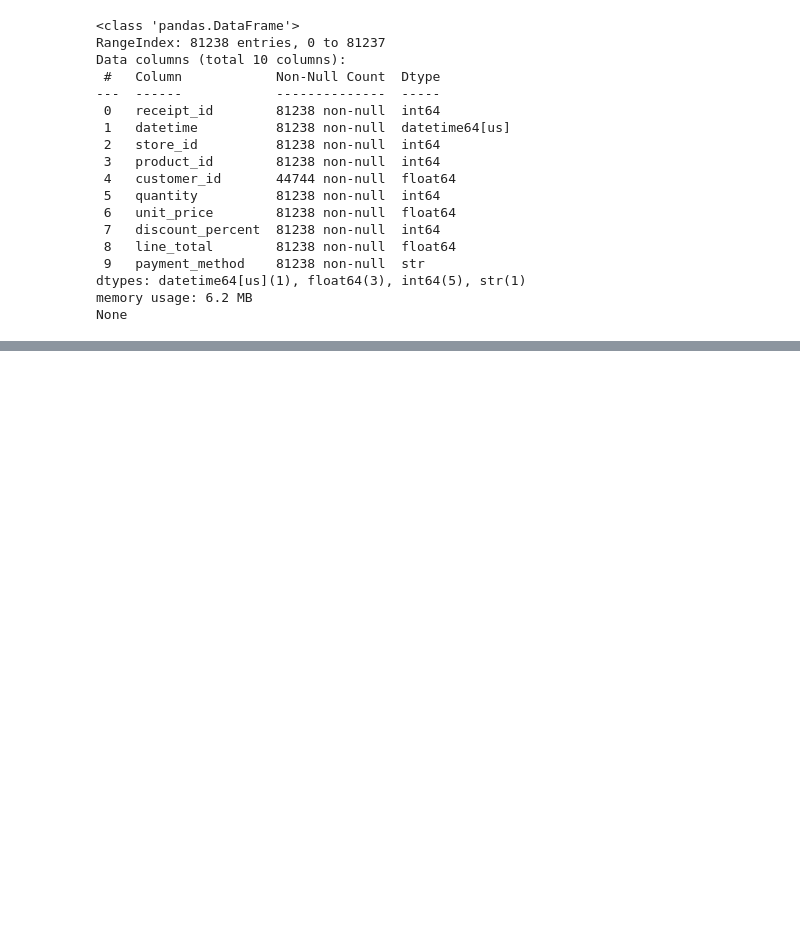
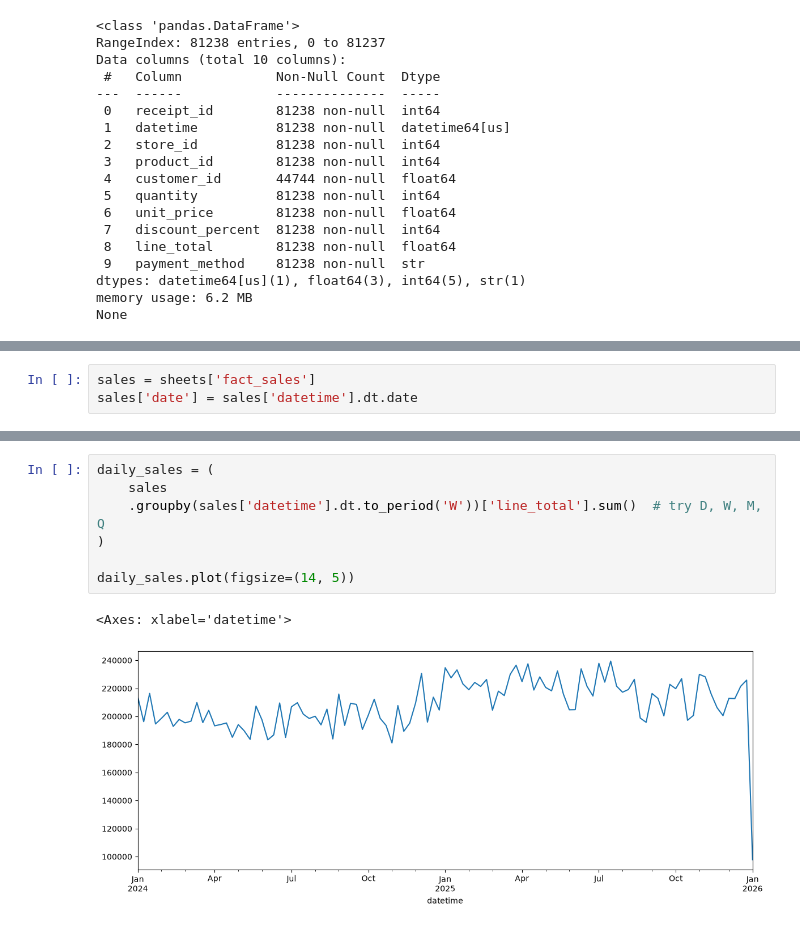
Before and after one commit to TAbramovskaya/dear-neighbour, a Jupyter notebook: python/data_overview.ipynb, the cells around one changed output, grey strips where cells are left out. Drawn from its saved outputs; the diff is of its cells as text; blank space fills up the shorter version.

```diff
--- a/python/data_overview.ipynb
+++ b/python/data_overview.ipynb
@@ -55,0 +63,3 @@ None
+# %%
+sales = sheets['fact_sales']
+sales['date'] = sales['datetime'].dt.date
@@ -55,0 +71,10 @@ None
+# %%
+daily_sales = (
+    sales
+    .groupby(sales['datetime'].dt.to_period('W'))['line_total'].sum()  # try D, W, M, Q
+)
+
+daily_sales.plot(figsize=(14, 5))
+# %% [output]
+<Axes: xlabel='datetime'>
+[figure, added]
```
Also changed, not shown: parts of 12 cells of this notebook.
